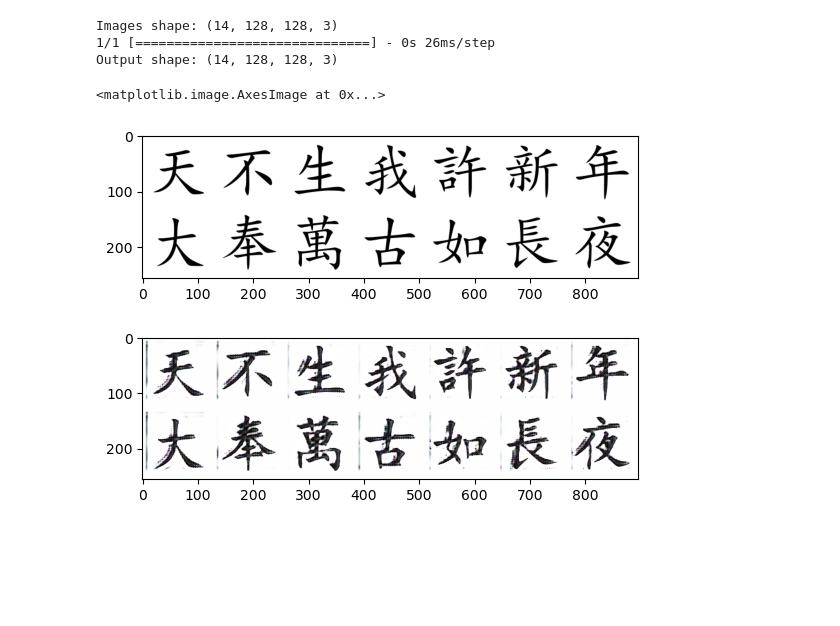
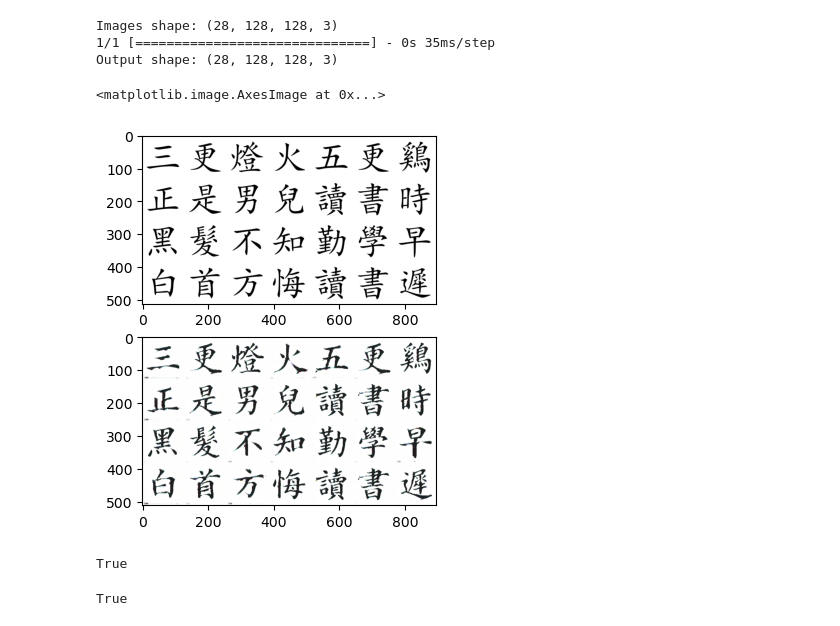
Before and after one commit to Adrakaris/cyclegans, a Jupyter notebook: predict.ipynb, the cells around one changed output. Cells and saved outputs as stored; diff of their text form; code cells hidden in the pictures; blank space fills up the shorter version.

Commit message:
do densenet working

```diff
--- a/predict.ipynb
+++ b/predict.ipynb
@@ -15,35 +15,39 @@ absl.logging.set_verbosity(absl.logging.ERROR)
 BUILD = "build"
 LOAD = "load"
 
-RUN_ID = "0005-RESNET"
+RUN_ID = "0006-DENSENET"
 DOM_A = "./data/a"
 DOM_B = "./data/b"
 RUNFOLDER = os.path.join("run", RUN_ID)
 #endregion
 
-gan = CycleGan(genType=GenType.RESNET)
+gan = CycleGan(genType=GenType.HCDENS)
 
 # gan.loadWeights(RUNFOLDER)
 # gan.loadCombinedFromCheckpoint("./run/0003/weights/weights-40.h5")  # pretty decent looking, if rough
-gan.loadCombinedFromCheckpoint("./run/0005-RESNET/weights/weights-5.h5")
+# gan.loadCombinedFromCheckpoint("./run/0004/weights/weights-21.h5")  # decent looking, and better
+# gan.loadCombinedFromCheckpoint("./run/0005-RESNET/weights/weights-5.h5")  # slightly less good
+# gan.loadCombinedFromCheckpoint("./run/0005-RESNET/weights/weights-65.h5")
+gan.loadCombinedFromCheckpoint("./run/0006-DENSENET/weights/weights-70.h5")
 
 sampler = Sampler("./data/simkai.ttf")
 # %%
-SUTRINGU = "天不生我許新年大奉萬古如長夜"
+# SUTRINGU = "天不生我許新年大奉萬古如長夜"
 # SUTRINGU = "床前明月光疑是地上霜舉頭望明月低頭思故鄉"
 # SUTRINGU = "床前明月光李白爬上床看见X光，裤子掉光光"
+SUTRINGU = "三更燈火五更鷄正是男兒讀書時黑髮不知勤學早白首方悔讀書遲"
 
 original = np.array(sampler.generateImages(SUTRINGU))
 originalStitched = sampler.stitchImages(original, columns=7)
 converted = gan.predict(sampler, SUTRINGU)
 stitched = sampler.stitchImages(converted, columns=7)
 
 fig, ax = plt.subplots(2,1)
 ax[0].imshow(originalStitched)
 ax[1].imshow(stitched)
 # %% [output]
-Images shape: (14, 128, 128, 3)
-1/1 [==============================] - 0s 26ms/step
-Output shape: (14, 128, 128, 3)
+Images shape: (28, 128, 128, 3)
+1/1 [==============================] - 0s 35ms/step
+Output shape: (28, 128, 128, 3)
 <matplotlib.image.AxesImage at 0x...>
-[figure, old version]
+[figure, new version]
@@ -49,0 +59,14 @@ Output shape: (14, 128, 128, 3)
+# %%
+# write the MACHINE GENERATED IMAGE
+location = "./images/"
+location += input("Image name: ") + ".png"
+cv2.imwrite(location, stitched*255)
+# %% [output]
+True
+# %%
+# write the ORIGINAL FONT IMAGE
+location = "./images/"
+location += input("Image name: ") + ".png"
+cv2.imwrite(location, originalStitched)
+# %% [output]
+True
```
Also changed, not shown: parts of 1 cell of this notebook, 12 other files.
